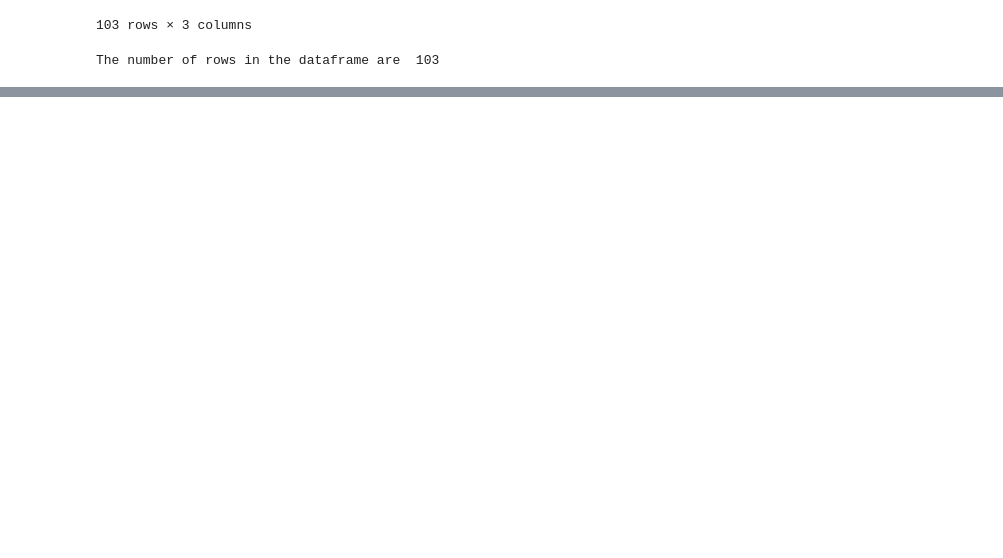
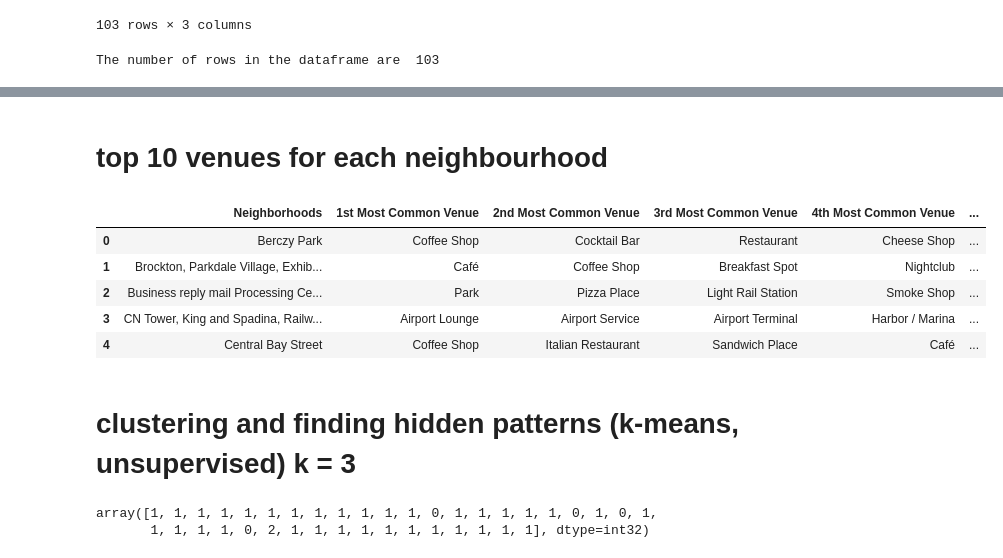
Before and after one commit to kunaalpardeshi/github-example, a Jupyter notebook: Capstone Project; Segmenting/Clustering Toronto.ipynb, the cells around one changed output, grey strips where cells are left out. Saved outputs shown, nothing was run; the diff lists cells and outputs as text; code cells hidden in the pictures; blank space fills up the shorter version.

```diff
--- a/Capstone Project; Segmenting/Clustering Toronto.ipynb
+++ b/Capstone Project; Segmenting/Clustering Toronto.ipynb
@@ -44,0 +274,2 @@ The number of rows in the dataframe are  103
+# %%
+neighborhood_group = toronto_onehot.groupby('Neighborhoods').mean().reset_index()
@@ -44,0 +283,12 @@ The number of rows in the dataframe are  103
+# %%
+num_top_venues = 4
+
+for hood in neighborhood_group['Neighborhoods']:
+    print("----"+hood+"----")
+    temp =neighborhood_group[neighborhood_group['Neighborhoods'] == hood].T.reset_index()
+    temp.columns = ['venue','freq']
+    temp = temp.iloc[1:]
+    temp['freq'] = temp['freq'].astype(float)
+    temp = temp.round({'freq': 2})
+    print(temp.sort_values('freq', ascending=False).reset_index(drop=True).head(num_top_venues))
+    print('\n')
@@ -44,0 +313,56 @@ The number of rows in the dataframe are  103
+# %% [markdown]
+# top 10 venues for each neighbourhood
+# %%
+def return_most_common_venues(row, num_top_venues):
+    row_categories = row.iloc[1:]
+    row_categories_sorted = row_categories.sort_values(ascending=False)
+
+    return row_categories_sorted.index.values[0:num_top_venues]
+
+
+
+
+num_top_venues = 10
+
+indicators = ['st', 'nd', 'rd']
+
+# create columns according to number of top venues
+columns = ['Neighborhoods']
+for ind in np.arange(num_top_venues):
+    try:
+        columns.append('{}{} Most Common Venue'.format(ind+1, indicators[ind]))
+    except:
+        columns.append('{}th Most Common Venue'.format(ind+1))
+
+# create a new dataframe
+neighborhoods_venues_sorted = pd.DataFrame(columns=columns)
+neighborhoods_venues_sorted['Neighborhoods'] = neighborhood_group['Neighborhoods']
+
+
+for ind in np.arange(neighborhood_group.shape[0]):
+    neighborhoods_venues_sorted.iloc[ind, 1:] = return_most_common_venues(neighborhood_group.iloc[ind, :], num_top_venues)
+
+neighborhoods_venues_sorted.head()
+# %% [output]
+|  | Neighborhoods | 1st Most Common Venue | 2nd Most Common Venue | 3rd Most Common Venue | 4th Most Common Venue | ... |
+| 0 | Berczy Park | Coffee Shop | Cocktail Bar | Restaurant | Cheese Shop | ... |
+| 1 | Brockton, Parkdale Village, Exhib... | Café | Coffee Shop | Breakfast Spot | Nightclub | ... |
+| 2 | Business reply mail Processing Ce... | Park | Pizza Place | Light Rail Station | Smoke Shop | ... |
+| 3 | CN Tower, King and Spadina, Railw... | Airport Lounge | Airport Service | Airport Terminal | Harbor / Marina | ... |
+| 4 | Central Bay Street | Coffee Shop | Italian Restaurant | Sandwich Place | Café | ... |
+# %% [markdown]
+# clustering and finding hidden patterns (k-means, unsupervised) k = 3
+# %%
+# set number of clusters
+kclusters = 3
+
+neighborhood_group_clustering = neighborhood_group.drop('Neighborhoods', 1)
+
+# run k-means clustering
+kmeans = KMeans(n_clusters=kclusters, random_state=0).fit(neighborhood_group_clustering)
+
+# check cluster labels generated for each row in the dataframe
+kmeans.labels_[0:39]
+# %% [output]
+array([1, 1, 1, 1, 1, 1, 1, 1, 1, 1, 1, 1, 0, 1, 1, 1, 1, 1, 0, 1, 0, 1,
+       1, 1, 1, 1, 0, 2, 1, 1, 1, 1, 1, 1, 1, 1, 1, 1, 1], dtype=int32)
```
Also changed, not shown: parts of 44 cells of this notebook.
